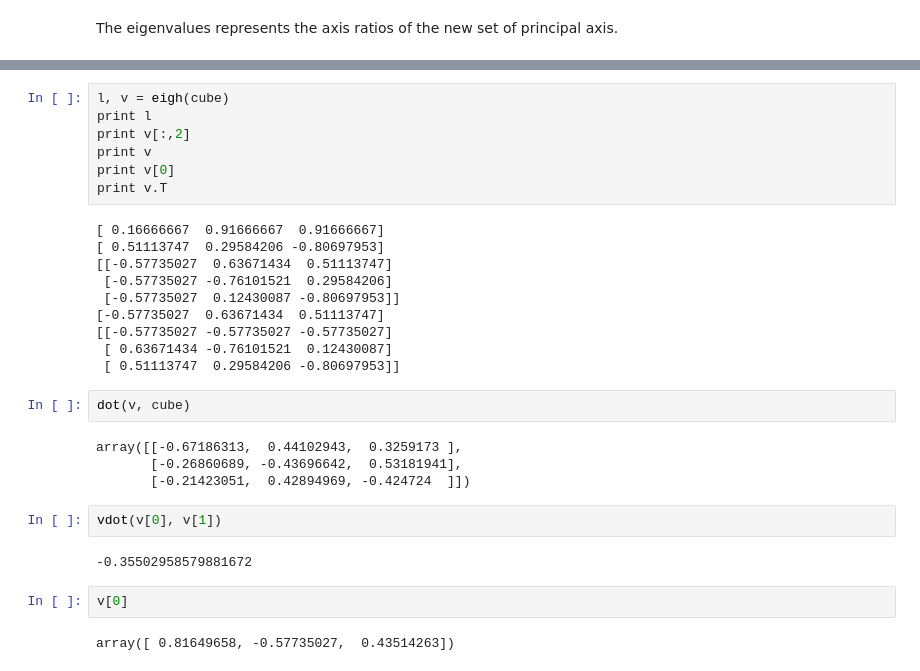
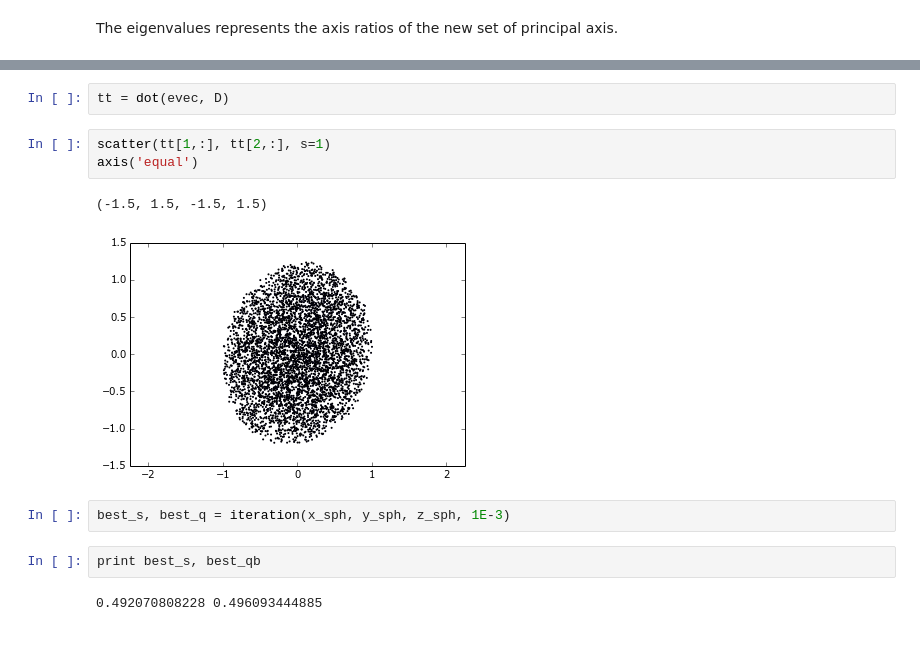
Before and after one commit to jngaravitoc/shapes, a Jupyter notebook: Shapes.ipynb, the cells around one changed output, grey strips where cells are left out. Saved outputs shown, nothing was run; the diff lists cells and outputs as text; blank space fills up the shorter version.

```diff
--- a/Shapes.ipynb
+++ b/Shapes.ipynb
@@ -227,31 +191,14 @@ print cube
-# %%
-l, v = eigh(cube)
-print l
-print v[:,2]
-print v
-print v[0]
-print v.T
-# %% [output]
-[ 0.16666667  0.91666667  0.91666667]
-[ 0.51113747  0.29584206 -0.80697953]
-[[-0.57735027  0.63671434  0.51113747]
- [-0.57735027 -0.76101521  0.29584206]
- [-0.57735027  0.12430087 -0.80697953]]
-[-0.57735027  0.63671434  0.51113747]
-[[-0.57735027 -0.57735027 -0.57735027]
- [ 0.63671434 -0.76101521  0.12430087]
- [ 0.51113747  0.29584206 -0.80697953]]
-# %%
-dot(v, cube)
-# %% [output]
-array([[-0.67186313,  0.44102943,  0.3259173 ],
-       [-0.26860689, -0.43696642,  0.53181941],
-       [-0.21423051,  0.42894969, -0.424724  ]])
-# %%
-vdot(v[0], v[1])
-# %% [output]
--0.35502958579881672
-# %%
-v[0]
-# %% [output]
-array([ 0.81649658, -0.57735027,  0.43514263])
+# %%
+tt = dot(evec, D)
+# %%
+scatter(tt[1,:], tt[2,:], s=1)
+axis('equal')
+# %% [output]
+(-1.5, 1.5, -1.5, 1.5)
+[figure, added]
+# %%
+best_s, best_q = iteration(x_sph, y_sph, z_sph, 1E-3)
+# %%
+print best_s, best_qb
+# %% [output]
+0.492070808228 0.496093444885
```
Also changed, not shown: parts of 29 cells of this notebook.
